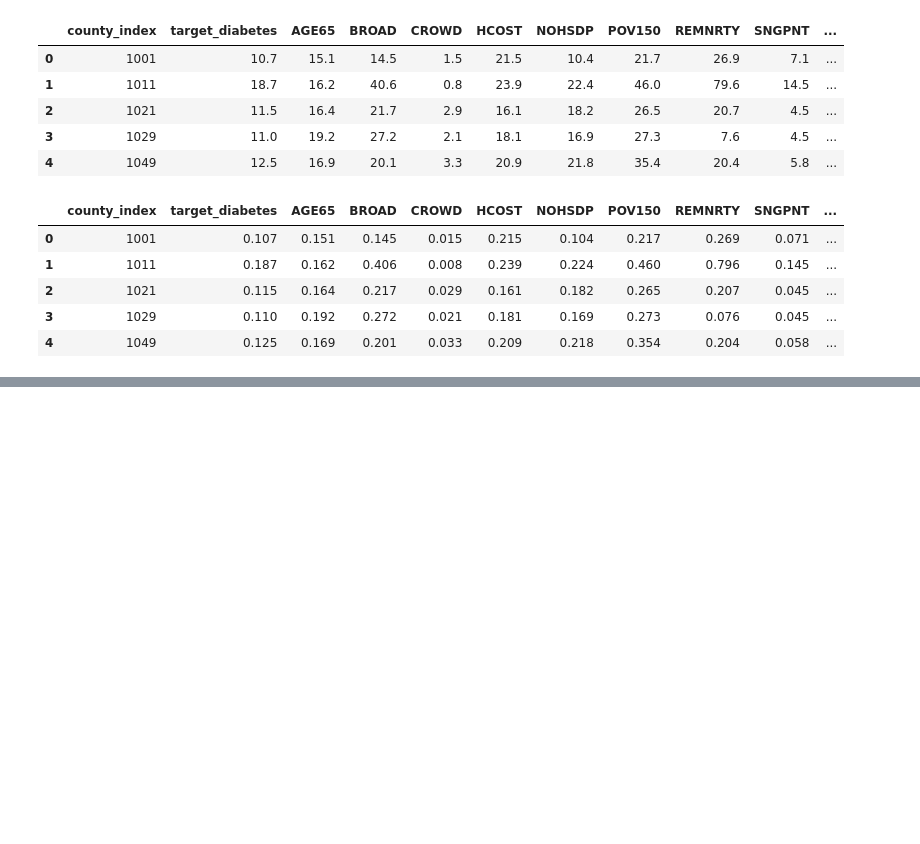
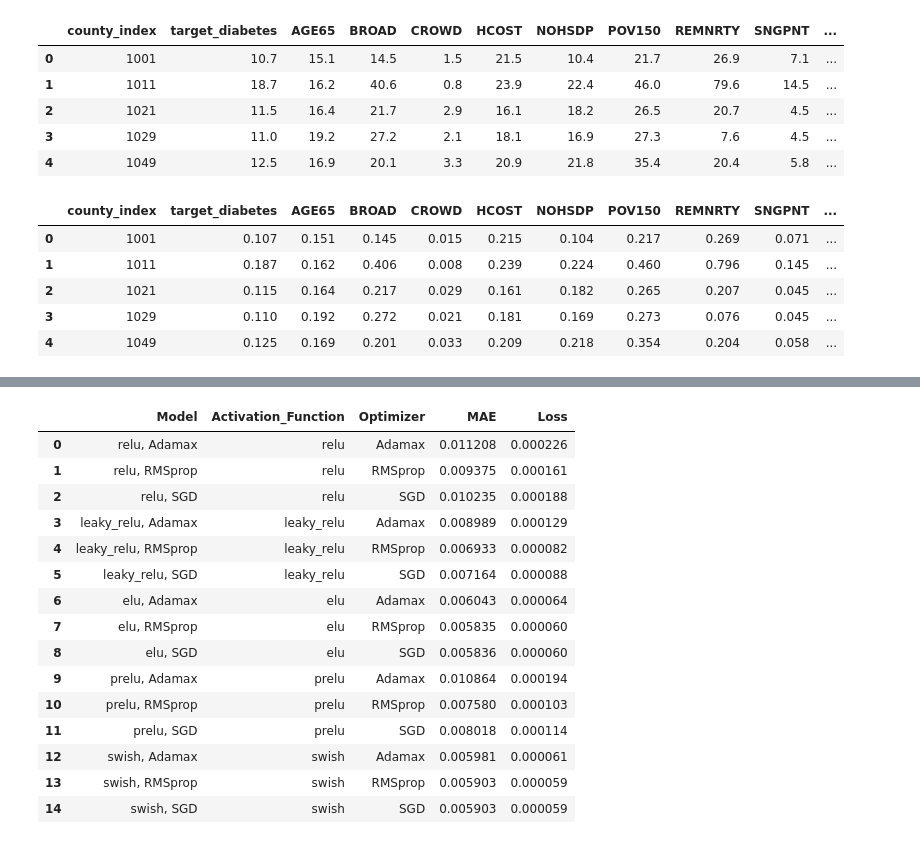
Before and after one commit to EricCroston/Physical_Social_Health_Predictors, a Jupyter notebook: Neural networks/Diabetes_Modeling.ipynb, the cells around one changed output, grey strips where cells are left out. Drawn from its saved outputs; the diff is of its cells as text; code cells hidden in the pictures; blank space fills up the shorter version.

```diff
--- a/Neural networks/Diabetes_Modeling.ipynb
+++ b/Neural networks/Diabetes_Modeling.ipynb
@@ -50,4 +50,8 @@ X_train, X_test, y_train, y_test = train_test_split(X, y, random_state=12)
 X_train_scaled = X_train
 X_test_scaled = X_test
 
+# Set the values for input shape and hidden nodes for each layer
 input_shape = len(X_train[0])
+hidden_nodes_layer1 =  128
+hidden_nodes_layer2 = 64
+hidden_nodes_layer3 = 32
@@ -178,33 +85,35 @@ def train_model(X_train_scaled, y_train, X_test_scaled, y_test, activation_func=
         else:
             return activation  # For standard activations like 'relu', 'sigmoid', etc.
 
-    # Build model
+    # Define the model
     nn = tf.keras.models.Sequential()
+
+    # Add the input layer
     nn.add(tf.keras.layers.Input(shape=(input_shape,)))
 
     # First hidden layer
     if isinstance(get_activation(activation_func), str):  # If it's a standard activation
-        nn.add(tf.keras.layers.Dense(units=128, activation=get_activation(activation_func)))  # Use activation as string
+        nn.add(tf.keras.layers.Dense(units=hidden_nodes_layer1, activation=get_activation(activation_func)))  # Use activation as string
     else:  # If it's a custom activation layer
-        nn.add(tf.keras.layers.Dense(units=128))
+        nn.add(tf.keras.layers.Dense(units=hidden_nodes_layer1))
         nn.add(get_activation(activation_func))  # Add custom activation layer
 
     # Dropout and subsequent layers
     nn.add(Dropout(0.3))
     if isinstance(get_activation(activation_func), str):
-        nn.add(tf.keras.layers.Dense(units=64, activation=get_activation(activation_func)))
+        nn.add(tf.keras.layers.Dense(units=hidden_nodes_layer2, activation=get_activation(activation_func)))
     else:
-        nn.add(tf.keras.layers.Dense(units=64))
+        nn.add(tf.keras.layers.Dense(units=hidden_nodes_layer2))
         nn.add(get_activation(activation_func))
 
     nn.add(Dropout(0.3))
     if isinstance(get_activation(activation_func), str):
-        nn.add(tf.keras.layers.Dense(units=32, activation=get_activation(activation_func)))
+        nn.add(tf.keras.layers.Dense(units=hidden_nodes_layer3, activation=get_activation(activation_func)))
     else:
-        nn.add(tf.keras.layers.Dense(units=32))
+        nn.add(tf.keras.layers.Dense(units=hidden_nodes_layer3))
         nn.add(get_activation(activation_func))
 
-    # Output layer (for binary classification)
+    # Output layer (for continuous data)
     nn.add(tf.keras.layers.Dense(units=1, activation="linear"))
 
     # Experiment with different optimizers
@@ -301,2 +214,30 @@ print(all_labels)
 ['relu, Adamax', 'relu, RMSprop', 'relu, SGD', 'leaky_relu, Adamax', 'leaky_relu, RMSprop', 'leaky_relu, SGD', 'elu, Adamax', 'elu, RMSprop', 'elu, SGD', 'prelu, Adamax', 'prelu, RMSprop', 'prelu, SGD ...
+# %%
+# Create a DataFrame
+diabetes_models_df = pd.DataFrame({
+    'Model': all_labels,
+    'Activation_Function': all_activation_functions,
+    'Optimizer': all_optimizers,
+    'MAE': all_mae_values,
+    'Loss': all_loss_values
+})
+
+diabetes_models_df
+# %% [output]
+|  | Model | Activation_Function | Optimizer | MAE | Loss |
+| 0 | relu, Adamax | relu | Adamax | 0.011208 | 0.000226 |
+| 1 | relu, RMSprop | relu | RMSprop | 0.009375 | 0.000161 |
+| 2 | relu, SGD | relu | SGD | 0.010235 | 0.000188 |
+| 3 | leaky_relu, Adamax | leaky_relu | Adamax | 0.008989 | 0.000129 |
+| 4 | leaky_relu, RMSprop | leaky_relu | RMSprop | 0.006933 | 0.000082 |
+| 5 | leaky_relu, SGD | leaky_relu | SGD | 0.007164 | 0.000088 |
+| 6 | elu, Adamax | elu | Adamax | 0.006043 | 0.000064 |
+| 7 | elu, RMSprop | elu | RMSprop | 0.005835 | 0.000060 |
+| 8 | elu, SGD | elu | SGD | 0.005836 | 0.000060 |
+| 9 | prelu, Adamax | prelu | Adamax | 0.010864 | 0.000194 |
+| 10 | prelu, RMSprop | prelu | RMSprop | 0.007580 | 0.000103 |
+| 11 | prelu, SGD | prelu | SGD | 0.008018 | 0.000114 |
+| 12 | swish, Adamax | swish | Adamax | 0.005981 | 0.000061 |
+| 13 | swish, RMSprop | swish | RMSprop | 0.005903 | 0.000059 |
+| 14 | swish, SGD | swish | SGD | 0.005903 | 0.000059 |
 # %%
```
Also changed, not shown: parts of 8 cells of this notebook, 2 other files.
